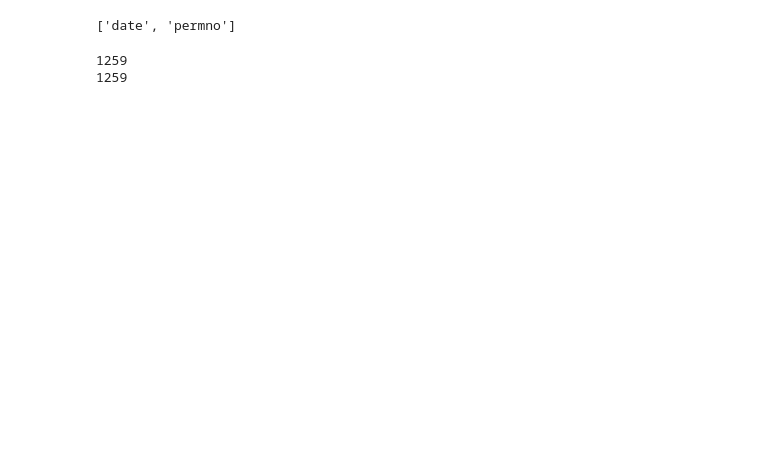
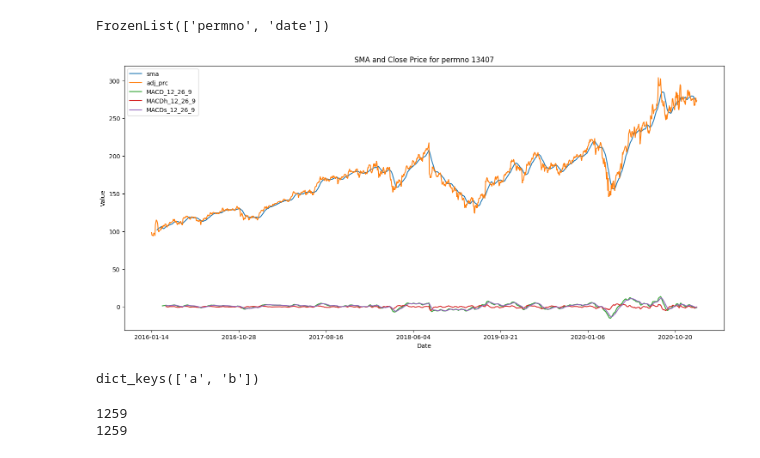
Before and after one commit to navid-nb/MSc_ML_Project1, a Jupyter notebook: temp.ipynb, the cells around one changed output. Cells and saved outputs as stored; diff of their text form; code cells hidden in the pictures; blank space fills up the shorter version.

```diff
--- a/temp.ipynb
+++ b/temp.ipynb
@@ -131,12 +178,28 @@ Index(['bidlo', 'askhi', 'prc', 'vol', 'ret', 'bid', 'ask', 'shrout', 'cfacpr',
+# %%
+dfa.index.names
+# %% [output]
+FrozenList(['permno', 'date'])
 # %%
 import matplotlib.pyplot as plt
 
-# Example: plot sma for a single permno, say permno = 12345
+permno_val = 13407
+columns_to_plot = ['sma', 'adj_prc','MACD_12_26_9', 'MACDh_12_26_9', 'MACDs_12_26_9']
 
-permno_val = 13407
-print(dfa.index.names)
+data_to_plot = dfa.xs(permno_val, level='permno')[columns_to_plot]
+
+data_to_plot.plot(title=f'SMA and Close Price for permno {permno_val}', figsize=(18, 8))
+plt.xlabel('Date')
+plt.ylabel('Value')
+plt.show()
 # %% [output]
-['date', 'permno']
+[figure, added]
+# %%
+ind_sets={}
+ind_sets['a']=2
+ind_sets['b']=4
+ind_sets.keys()
+# %% [output]
+dict_keys(['a', 'b'])
 # %%
 open_col= "openprc"
 high_col= "askhi"
```
Also changed, not shown: parts of 4 cells of this notebook, 7 other files.
